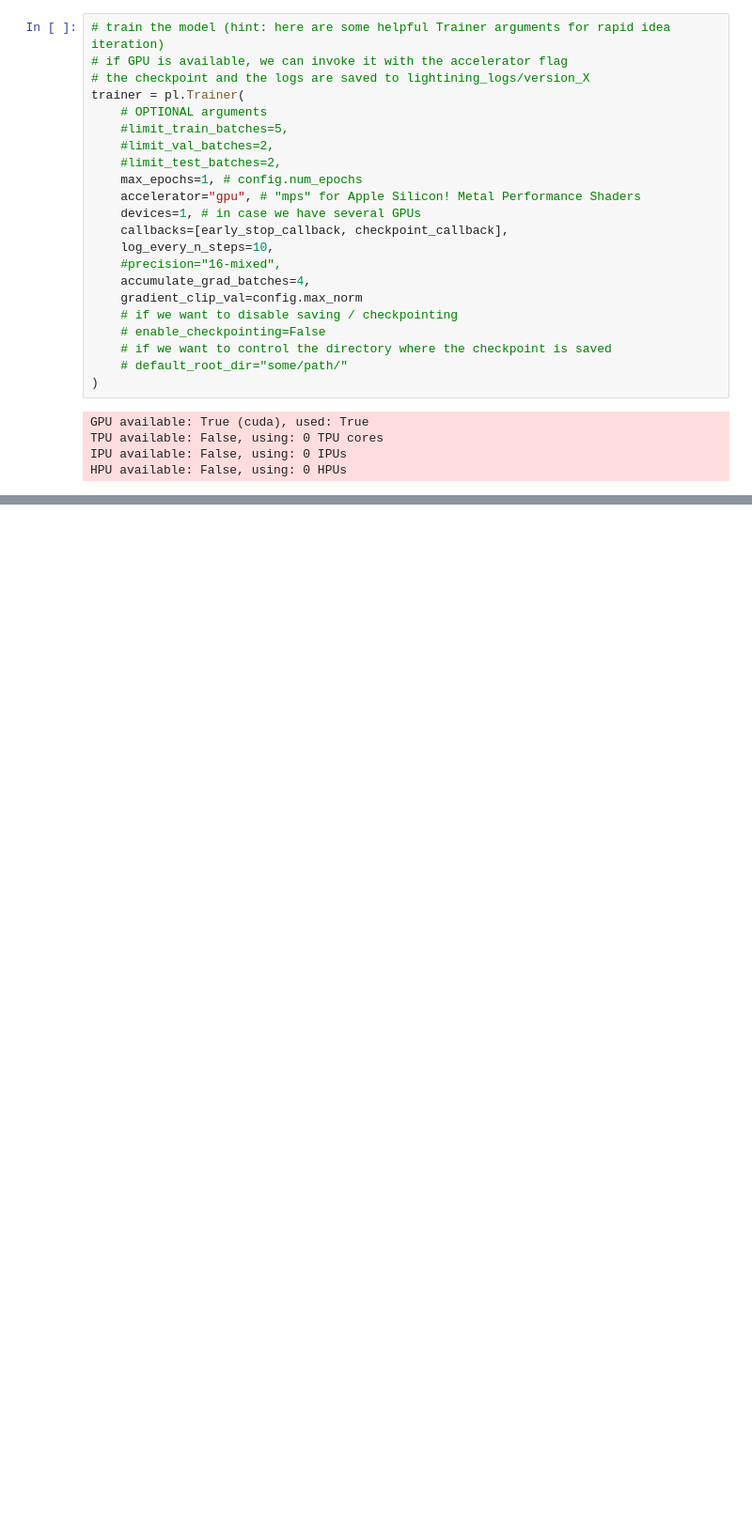
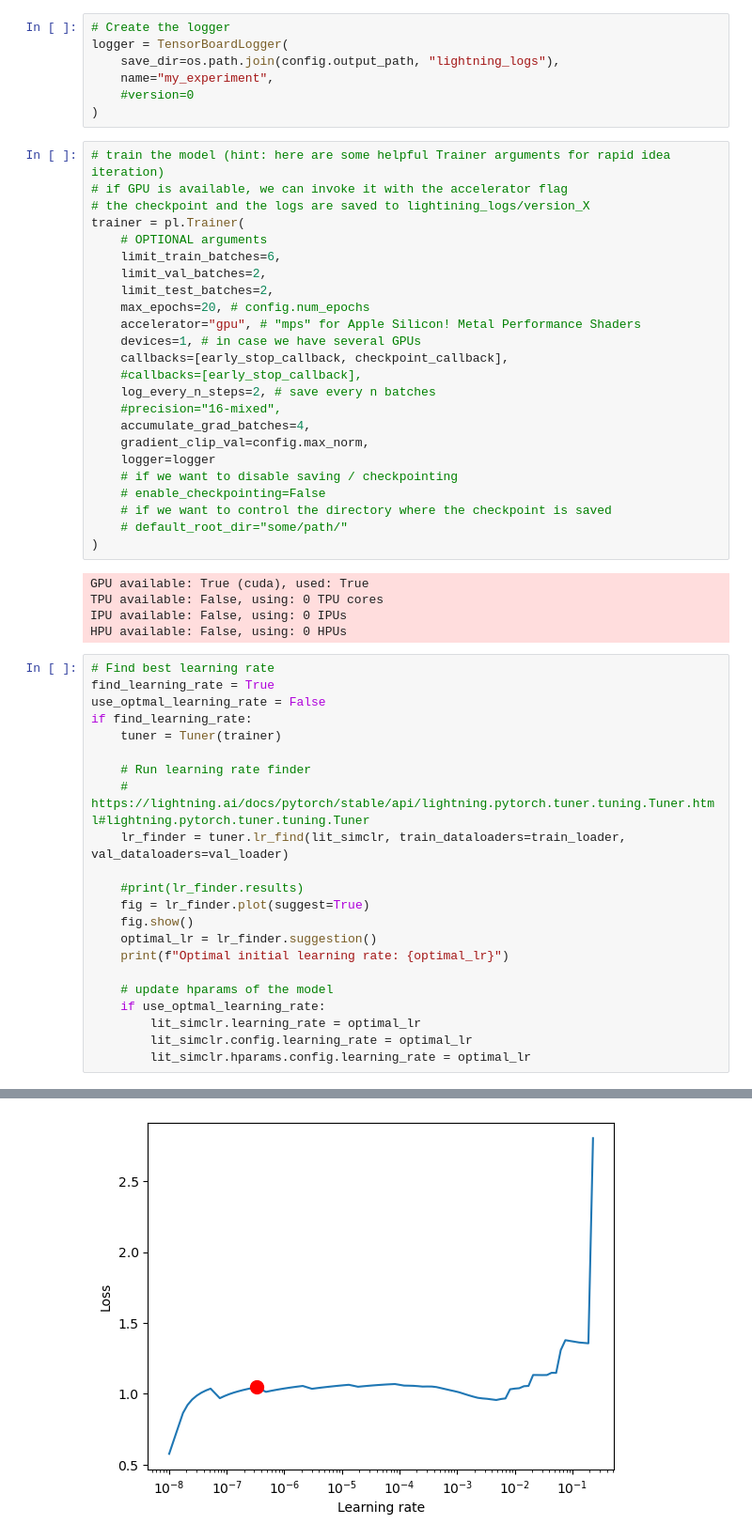
Before and after one commit to mxagar/tool_guides, a Jupyter notebook: pytorch_lightning/02_Lightning_SimCLR.ipynb, the cells around one changed output, grey strips where cells are left out. Shown at 94% size. Cells and saved outputs as stored; diff of their text form; blank space fills up the shorter version.

```diff
--- a/pytorch_lightning/02_Lightning_SimCLR.ipynb
+++ b/pytorch_lightning/02_Lightning_SimCLR.ipynb
@@ -619,20 +669,29 @@ checkpoint_callback = ModelCheckpoint(
+# %%
+# Create the logger
+logger = TensorBoardLogger(
+    save_dir=os.path.join(config.output_path, "lightning_logs"),
+    name="my_experiment",
+    #version=0
+)
 # %%
 # train the model (hint: here are some helpful Trainer arguments for rapid idea iteration)
 # if GPU is available, we can invoke it with the accelerator flag
 # the checkpoint and the logs are saved to lightining_logs/version_X
 trainer = pl.Trainer(
     # OPTIONAL arguments
-    #limit_train_batches=5,
-    #limit_val_batches=2,
-    #limit_test_batches=2,
-    max_epochs=1, # config.num_epochs
+    limit_train_batches=6,
+    limit_val_batches=2,
+    limit_test_batches=2,
+    max_epochs=20, # config.num_epochs
     accelerator="gpu", # "mps" for Apple Silicon! Metal Performance Shaders
     devices=1, # in case we have several GPUs
     callbacks=[early_stop_callback, checkpoint_callback],
-    log_every_n_steps=10,
+    #callbacks=[early_stop_callback],
+    log_every_n_steps=2, # save every n batches
     #precision="16-mixed",
     accumulate_grad_batches=4,
-    gradient_clip_val=config.max_norm
+    gradient_clip_val=config.max_norm,
+    logger=logger
     # if we want to disable saving / checkpointing
     # enable_checkpointing=False
     # if we want to control the directory where the checkpoint is saved
@@ -643,3 +702,26 @@ GPU available: True (cuda), used: True
 TPU available: False, using: 0 TPU cores
 IPU available: False, using: 0 IPUs
 HPU available: False, using: 0 HPUs
+# %%
+# Find best learning rate
+find_learning_rate = True
+use_optmal_learning_rate = False
+if find_learning_rate:
+    tuner = Tuner(trainer)
+
+    # Run learning rate finder
+    # https://lightning.ai/docs/pytorch/stable/api/lightning.pytorch.tuner.tuning.Tuner.html#lightning.pytorch.tuner.tuning.Tuner
+    lr_finder = tuner.lr_find(lit_simclr, train_dataloaders=train_loader, val_dataloaders=val_loader)
+
+    #print(lr_finder.results)
+    fig = lr_finder.plot(suggest=True)
+    fig.show()
+    optimal_lr = lr_finder.suggestion()
+    print(f"Optimal initial learning rate: {optimal_lr}")
+
+    # update hparams of the model
+    if use_optmal_learning_rate:
+        lit_simclr.learning_rate = optimal_lr
+        lit_simclr.config.learning_rate = optimal_lr
+        lit_simclr.hparams.config.learning_rate = optimal_lr
+# %% [output]
@@ -646,3 +734,4 @@ HPU available: False, using: 0 HPUs
+[figure, added]
 # %%
 trainer.fit(
     model=lit_simclr,
```
Also changed, not shown: parts of 19 cells of this notebook.
